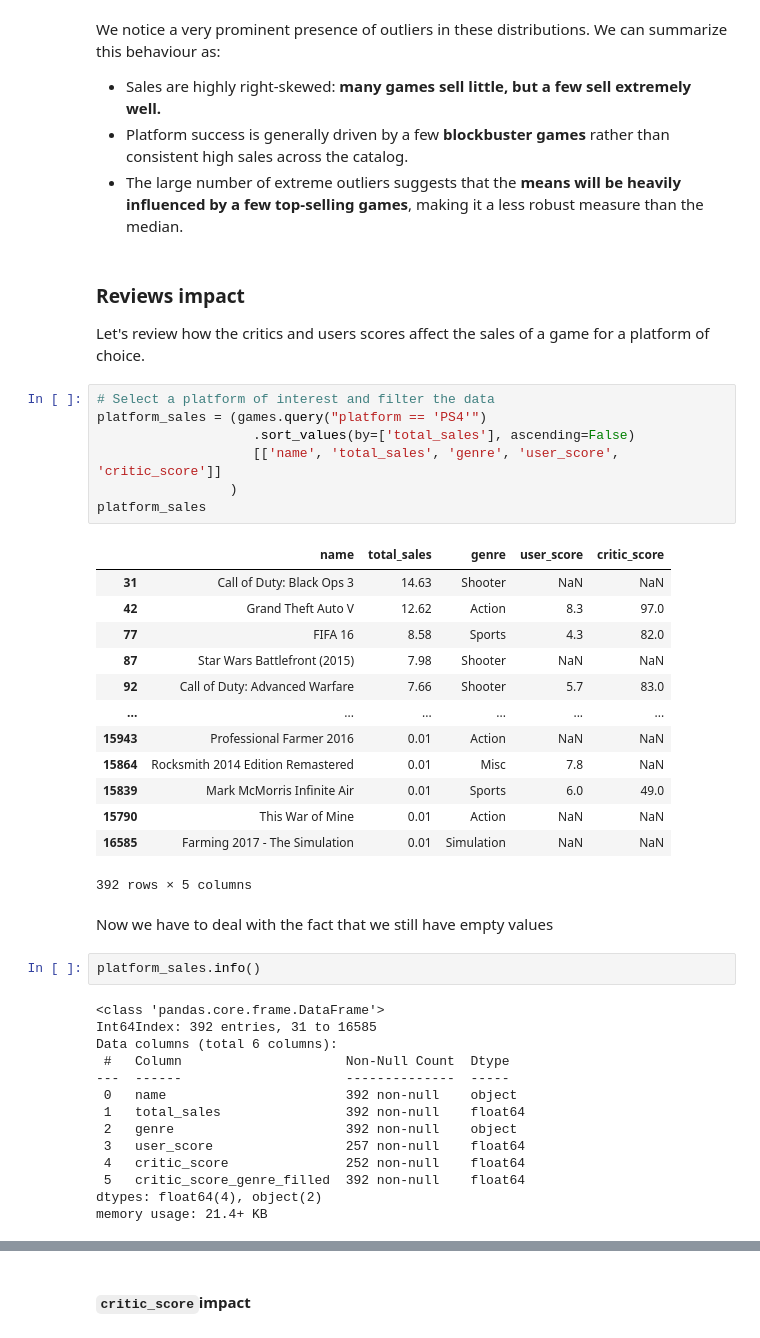
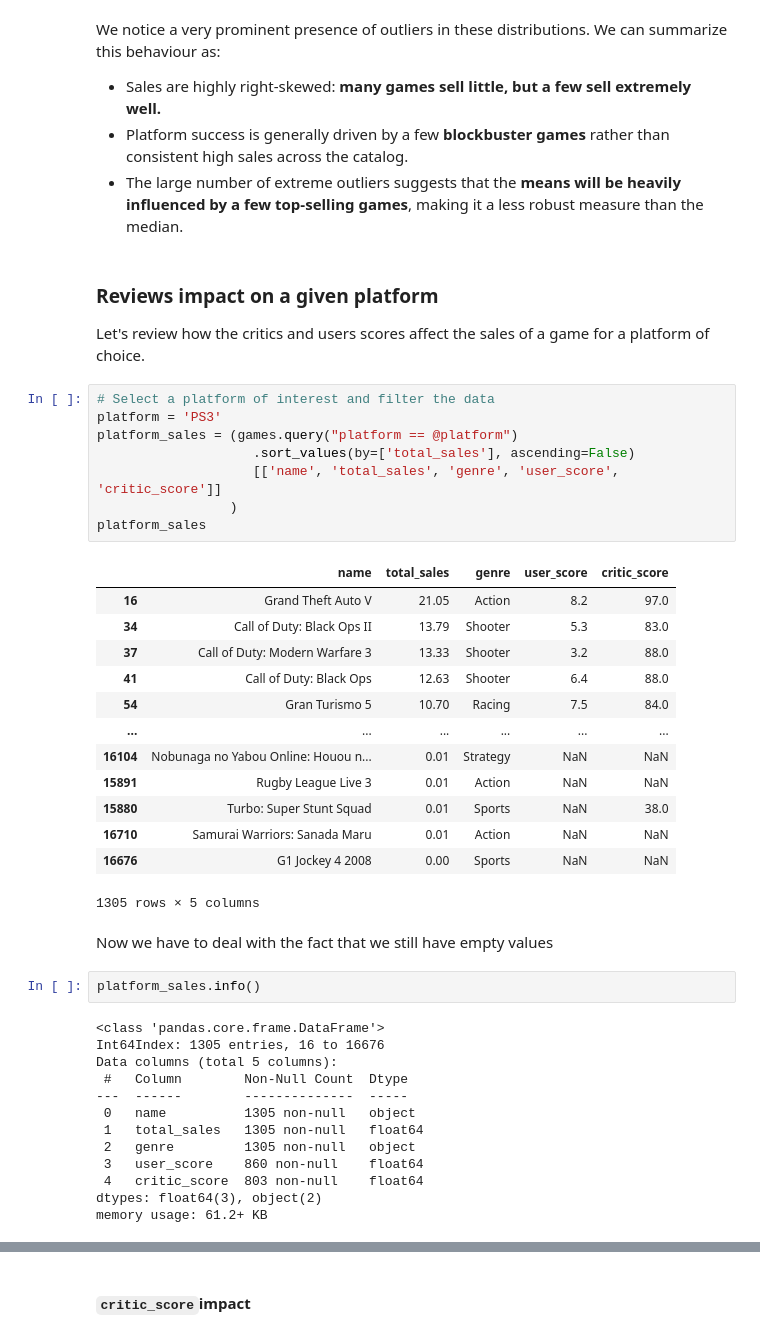
Before and after one commit to PabloHermun/videogames_succes, a Jupyter notebook: notebook.ipynb, the cells around one changed output, grey strips where cells are left out. Cells and saved outputs as stored; diff of their text form.

```diff
--- a/notebook.ipynb
+++ b/notebook.ipynb
@@ -689,45 +686,45 @@ We notice a very prominent presence of outliers in these distributions. We can s
 - Platform success is generally driven by a few **blockbuster games** rather than consistent high sales across the catalog.
 - The large number of extreme outliers suggests that the **means will be heavily influenced by a few top-selling games**, making it a less robust measure than the median.
 # %% [markdown]
-### Reviews impact
+### Reviews impact on a given platform
 
 Let's review how the critics and users scores affect the sales of a game for a platform of choice.
 # %%
 # Select a platform of interest and filter the data
-platform_sales = (games.query("platform == 'PS4'")
+platform = 'PS3'
+platform_sales = (games.query("platform == @platform")
                     .sort_values(by=['total_sales'], ascending=False)
                     [['name', 'total_sales', 'genre', 'user_score', 'critic_score']]
                  )
 platform_sales
 # %% [output]
 |  | name | total_sales | genre | user_score | critic_score |
-| 31 | Call of Duty: Black Ops 3 | 14.63 | Shooter | NaN | NaN |
-| 42 | Grand Theft Auto V | 12.62 | Action | 8.3 | 97.0 |
-| 77 | FIFA 16 | 8.58 | Sports | 4.3 | 82.0 |
-| 87 | Star Wars Battlefront (2015) | 7.98 | Shooter | NaN | NaN |
-| 92 | Call of Duty: Advanced Warfare | 7.66 | Shooter | 5.7 | 83.0 |
+| 16 | Grand Theft Auto V | 21.05 | Action | 8.2 | 97.0 |
+| 34 | Call of Duty: Black Ops II | 13.79 | Shooter | 5.3 | 83.0 |
+| 37 | Call of Duty: Modern Warfare 3 | 13.33 | Shooter | 3.2 | 88.0 |
+| 41 | Call of Duty: Black Ops | 12.63 | Shooter | 6.4 | 88.0 |
+| 54 | Gran Turismo 5 | 10.70 | Racing | 7.5 | 84.0 |
 | ... | ... | ... | ... | ... | ... |
-| 15943 | Professional Farmer 2016 | 0.01 | Action | NaN | NaN |
-| 15864 | Rocksmith 2014 Edition Remastered | 0.01 | Misc | 7.8 | NaN |
-| 15839 | Mark McMorris Infinite Air | 0.01 | Sports | 6.0 | 49.0 |
-| 15790 | This War of Mine | 0.01 | Action | NaN | NaN |
-| 16585 | Farming 2017 - The Simulation | 0.01 | Simulation | NaN | NaN |
+| 16104 | Nobunaga no Yabou Online: Houou n... | 0.01 | Strategy | NaN | NaN |
+| 15891 | Rugby League Live 3 | 0.01 | Action | NaN | NaN |
+| 15880 | Turbo: Super Stunt Squad | 0.01 | Sports | NaN | 38.0 |
+| 16710 | Samurai Warriors: Sanada Maru | 0.01 | Action | NaN | NaN |
+| 16676 | G1 Jockey 4 2008 | 0.00 | Sports | NaN | NaN |
-392 rows × 5 columns
+1305 rows × 5 columns
 # %% [markdown]
 Now we have to deal with the fact that we still have empty values
 # %%
 platform_sales.info()
 # %% [output]
 <class 'pandas.core.frame.DataFrame'>
-Int64Index: 392 entries, 31 to 16585
-Data columns (total 6 columns):
- #   Column                     Non-Null Count  Dtype
----  ------                     --------------  -----
- 0   name                       392 non-null    object
- 1   total_sales                392 non-null    float64
- 2   genre                      392 non-null    object
- 3   user_score                 257 non-null    float64
- 4   critic_score               252 non-null    float64
- 5   critic_score_genre_filled  392 non-null    float64
-dtypes: float64(4), object(2)
-memory usage: 21.4+ KB
+Int64Index: 1305 entries, 16 to 16676
+Data columns (total 5 columns):
+ #   Column        Non-Null Count  Dtype
+---  ------        --------------  -----
+ 0   name          1305 non-null   object
+ 1   total_sales   1305 non-null   float64
+ 2   genre         1305 non-null   object
+ 3   user_score    860 non-null    float64
+ 4   critic_score  803 non-null    float64
+dtypes: float64(3), object(2)
+memory usage: 61.2+ KB
```
Also changed, not shown: parts of 31 cells of this notebook.
